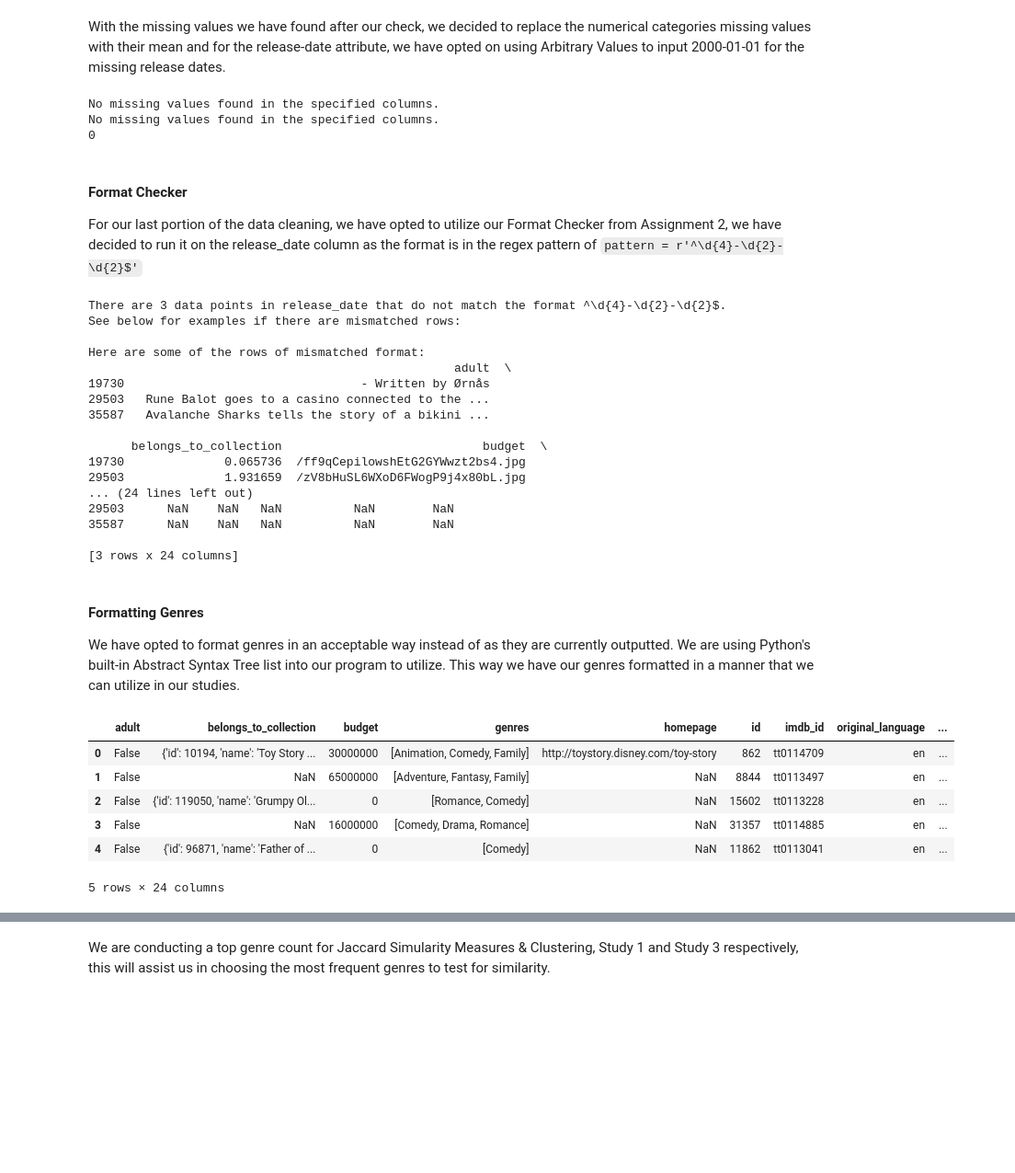
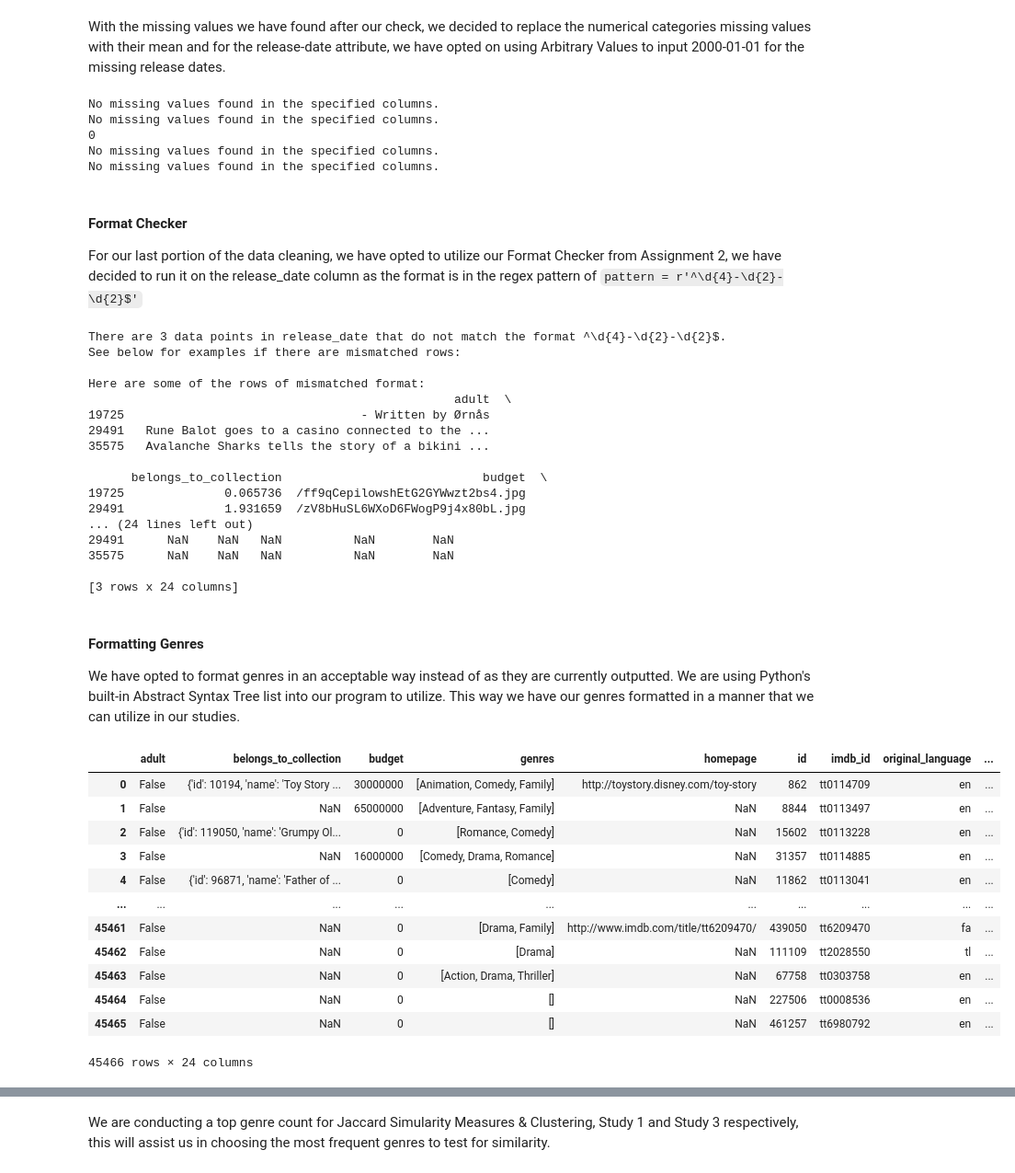
Before and after one commit to jutinwang/A4---CSI4142---GR48, a Jupyter notebook: G48-A4.ipynb, the cells around one changed output, grey strips where cells are left out. Shown at 92% size. Saved outputs shown, nothing was run; the diff lists cells and outputs as text; code cells hidden in the pictures; blank space fills up the shorter version.

```diff
--- a/G48-A4.ipynb
+++ b/G48-A4.ipynb
@@ -132,13 +218,15 @@ Now, we are opting to run an exact duplicate check on our dataset, to remove any
 # Exact Duplicate Checker:
 movieSet.info()
 
+movieSet2 = movieSet.copy()
+
 # Function to check for exact duplicates, dropping the duplicates and keeping the first instance and ensuring the index is reset.
-movieSetNew = movieSet.drop_duplicates(keep="first").reset_index(drop=True)
+movieSet = movieSet.drop_duplicates(keep="first").reset_index(drop=True)
 print("Duplicates removed successfully.")
 
 # Checking the new dataset
-movieSetNew.head()
-movieSetNew.info()
+movieSet.head()
+movieSet.info()
 # %% [output]
 <class 'pandas.core.frame.DataFrame'>
 RangeIndex: 45466 entries, 0 to 45465
@@ -227,10 +315,21 @@ movieSet['release_date'] = movieSet['release_date'].fillna("2000-01-01")
 # Arbitrary Value Filled:
 missing_release_date = movieSet['release_date'].isna().sum()
 print(missing_release_date)
+
+fill_na_with_mean(movieSet2, "runtime")
+presence_checker(movieSet2, ["runtime"])
+
+fill_na_with_mean(movieSet2, "revenue")
+presence_checker(movieSet2, ["revenue"])
+
+# Replace NaN values in 'release_date' with "2000-01-01"
+movieSet2['release_date'] = movieSet2['release_date'].fillna("2000-01-01")
 # %% [output]
 No missing values found in the specified columns.
 No missing values found in the specified columns.
 0
+No missing values found in the specified columns.
+No missing values found in the specified columns.
 # %% [markdown]
 #### Format Checker
 For our last portion of the data cleaning, we have opted to utilize our Format Checker from Assignment 2, we have decided to run it on the release_date column as the format is in the regex pattern of `pattern = r'^\d{4}-\d{2}-\d{2}$'`
@@ -265,16 +364,16 @@ See below for examples if there are mismatched rows:
 
 Here are some of the rows of mismatched format:
                                                    adult  \
-19730                                 - Written by Ørnås
-29503   Rune Balot goes to a casino connected to the ...
-35587   Avalanche Sharks tells the story of a bikini ...
+19725                                 - Written by Ørnås
+29491   Rune Balot goes to a casino connected to the ...
+35575   Avalanche Sharks tells the story of a bikini ...
 
       belongs_to_collection                            budget  \
-19730              0.065736  /ff9qCepilowshEtG2GYWwzt2bs4.jpg
-29503              1.931659  /zV8bHuSL6WXoD6FWogP9j4x80bL.jpg
+19725              0.065736  /ff9qCepilowshEtG2GYWwzt2bs4.jpg
+29491              1.931659  /zV8bHuSL6WXoD6FWogP9j4x80bL.jpg
 ... (24 lines left out)
-29503      NaN    NaN   NaN          NaN        NaN
-35587      NaN    NaN   NaN          NaN        NaN
+29491      NaN    NaN   NaN          NaN        NaN
+35575      NaN    NaN   NaN          NaN        NaN
 
 [3 rows x 24 columns]
 # %% [markdown]
@@ -284,18 +383,26 @@ We have opted to format genres in an acceptable way instead of as they are curre
 # %%
 def clean_genres(df, column):
     df[column] = df[column].apply(lambda x: ast.literal_eval(x) if isinstance(x, str) else [])
     df[column] = df[column].apply(lambda x: [genre['name'] for genre in x] if isinstance(x, list) else [])
     return df
 
 clean_genres(movieSet, "genres")
 movieSet.head()
+
+clean_genres(movieSet2, "genres")
 # %% [output]
 |  | adult | belongs_to_collection | budget | genres | homepage | id | imdb_id | original_language | ... |
 | 0 | False | {'id': 10194, 'name': 'Toy Story ... | 30000000 | [Animation, Comedy, Family] | http://toystory.disney.com/toy-story | 862 | tt0114709 | en | ... |
 | 1 | False | NaN | 65000000 | [Adventure, Fantasy, Family] | NaN | 8844 | tt0113497 | en | ... |
 | 2 | False | {'id': 119050, 'name': 'Grumpy Ol... | 0 | [Romance, Comedy] | NaN | 15602 | tt0113228 | en | ... |
 | 3 | False | NaN | 16000000 | [Comedy, Drama, Romance] | NaN | 31357 | tt0114885 | en | ... |
 | 4 | False | {'id': 96871, 'name': 'Father of ... | 0 | [Comedy] | NaN | 11862 | tt0113041 | en | ... |
+| ... | ... | ... | ... | ... | ... | ... | ... | ... | ... |
+| 45461 | False | NaN | 0 | [Drama, Family] | http://www.imdb.com/title/tt6209470/ | 439050 | tt6209470 | fa | ... |
+| 45462 | False | NaN | 0 | [Drama] | NaN | 111109 | tt2028550 | tl | ... |
+| 45463 | False | NaN | 0 | [Action, Drama, Thriller] | NaN | 67758 | tt0303758 | en | ... |
+| 45464 | False | NaN | 0 | [] | NaN | 227506 | tt0008536 | en | ... |
+| 45465 | False | NaN | 0 | [] | NaN | 461257 | tt6980792 | en | ... |
-5 rows × 24 columns
+45466 rows × 24 columns
 # %% [markdown]
 ---
```
Also changed, not shown: parts of 54 cells of this notebook.
